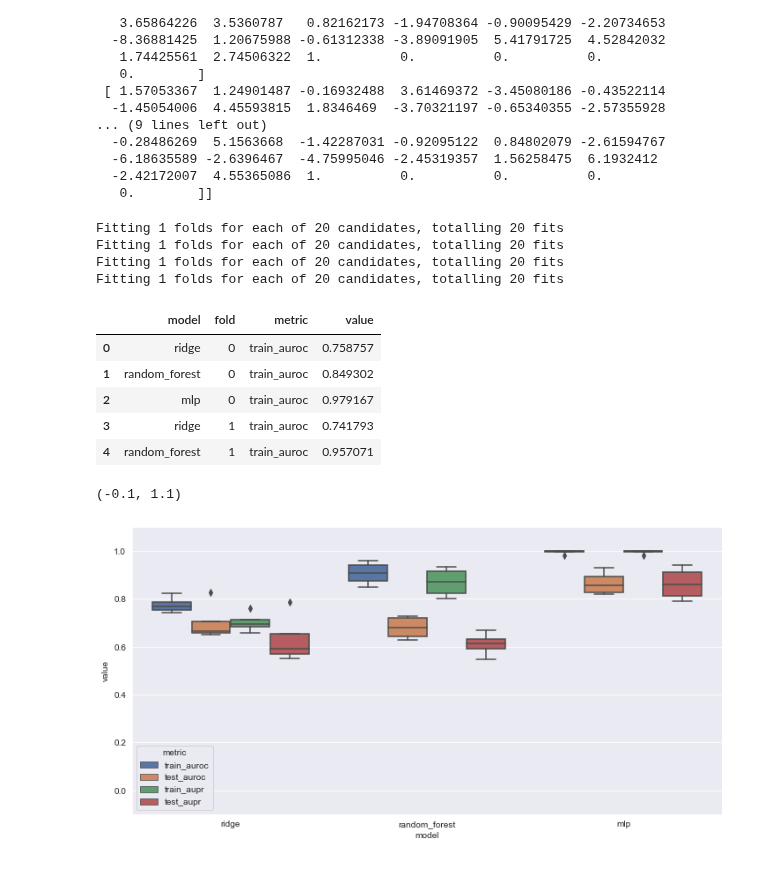
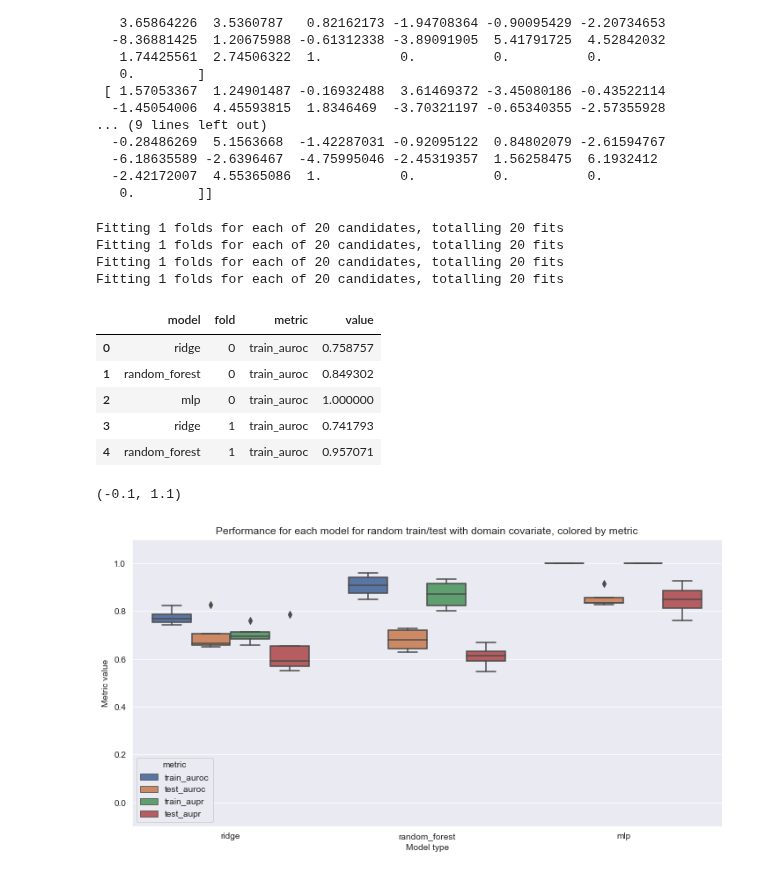
Before and after one commit to greenelab/pancancer-evaluation, a Jupyter notebook: 09_simulations/simulate_domains.ipynb, the cells around one changed output. Saved outputs shown, nothing was run; the diff lists cells and outputs as text; code cells hidden in the pictures.

```diff
--- a/09_simulations/simulate_domains.ipynb
+++ b/09_simulations/simulate_domains.ipynb
@@ -136,7 +136,7 @@ for fold, (train_ix, test_ix) in enumerate(kf.split(xs)):
     fit_pipeline = train_ridge(X_train, y_train.flatten(), seed=42)
     y_pred_train = fit_pipeline.predict(X_train)
     y_pred_test = fit_pipeline.predict(X_test)
-    metrics = get_metrics(y_train, y_test, y_pred_train, y_pred_test)
+    metrics = get_prob_metrics(y_train, y_test, y_pred_train, y_pred_test)
 
     metric_cols = list(metrics.keys()) + ['model', 'fold']
     metric_vals = list(metrics.values()) + ['ridge', fold]
@@ -149,7 +149,7 @@ for fold, (train_ix, test_ix) in enumerate(kf.split(xs)):
     fit_pipeline = train_rf(X_train, y_train.flatten(), seed=42)
     y_pred_train = fit_pipeline.predict(X_train)
     y_pred_test = fit_pipeline.predict(X_test)
-    metrics = get_metrics(y_train, y_test, y_pred_train, y_pred_test)
+    metrics = get_prob_metrics(y_train, y_test, y_pred_train, y_pred_test)
 
     metric_vals = list(metrics.values()) + ['random_forest', fold]
     if results_cols is None:
@@ -168,7 +168,7 @@ for fold, (train_ix, test_ix) in enumerate(kf.split(xs)):
     fit_pipeline = train_mlp(X_train, y_train.flatten(), params, n_folds=-1, seed=42, max_iter=100)
     y_pred_train = fit_pipeline.predict_proba(X_train.astype(np.float32))[:, 1]
     y_pred_test = fit_pipeline.predict_proba(X_test.astype(np.float32))[:, 1]
-    metrics = get_metrics(y_train, y_test, y_pred_train, y_pred_test)
+    metrics = get_prob_metrics(y_train, y_test, y_pred_train, y_pred_test)
 
     metric_vals = list(metrics.values()) + ['mlp', fold]
     if results_cols is None:
@@ -223,7 +226,7 @@ for fold, (_, test_ix) in enumerate(kf.split(X_holdout)):
     fit_pipeline = train_ridge(X_train, y_train.flatten(), seed=42)
     y_pred_train = fit_pipeline.predict(X_train)
     y_pred_test = fit_pipeline.predict(X_test)
-    metrics = get_metrics(y_train, y_test, y_pred_train, y_pred_test)
+    metrics = get_prob_metrics(y_train, y_test, y_pred_train, y_pred_test)
 
     metric_cols = list(metrics.keys()) + ['model', 'fold']
     metric_vals = list(metrics.values()) + ['ridge', fold]
@@ -237,7 +240,7 @@ for fold, (_, test_ix) in enumerate(kf.split(X_holdout)):
     fit_pipeline = train_rf(X_train, y_train.flatten(), seed=42)
     y_pred_train = fit_pipeline.predict(X_train)
     y_pred_test = fit_pipeline.predict(X_test)
-    metrics = get_metrics(y_train, y_test, y_pred_train, y_pred_test)
+    metrics = get_prob_metrics(y_train, y_test, y_pred_train, y_pred_test)
 
     metric_vals = list(metrics.values()) + ['random_forest', fold]
     if results_cols is None:
@@ -256,7 +259,7 @@ for fold, (_, test_ix) in enumerate(kf.split(X_holdout)):
     fit_pipeline = train_mlp(X_train, y_train.flatten(), params, n_folds=-1, seed=42, max_iter=100)
     y_pred_train = fit_pipeline.predict_proba(X_train.astype(np.float32))[:, 1]
     y_pred_test = fit_pipeline.predict_proba(X_test.astype(np.float32))[:, 1]
-    metrics = get_metrics(y_train, y_test, y_pred_train, y_pred_test)
+    metrics = get_prob_metrics(y_train, y_test, y_pred_train, y_pred_test)
 
     metric_vals = list(metrics.values()) + ['mlp', fold]
     if results_cols is None:
@@ -336,7 +342,7 @@ for fold, (train_ix, test_ix) in enumerate(kf.split(xs_fixed)):
     fit_pipeline = train_ridge(X_train, y_train.flatten(), seed=42)
     y_pred_train = fit_pipeline.predict(X_train)
     y_pred_test = fit_pipeline.predict(X_test)
-    metrics = get_metrics(y_train, y_test, y_pred_train, y_pred_test)
+    metrics = get_prob_metrics(y_train, y_test, y_pred_train, y_pred_test)
 
     metric_cols = list(metrics.keys()) + ['model', 'fold']
     metric_vals = list(metrics.values()) + ['ridge', fold]
@@ -349,7 +355,7 @@ for fold, (train_ix, test_ix) in enumerate(kf.split(xs_fixed)):
     fit_pipeline = train_rf(X_train, y_train.flatten(), seed=42)
     y_pred_train = fit_pipeline.predict(X_train)
     y_pred_test = fit_pipeline.predict(X_test)
-    metrics = get_metrics(y_train, y_test, y_pred_train, y_pred_test)
+    metrics = get_prob_metrics(y_train, y_test, y_pred_train, y_pred_test)
 
     metric_vals = list(metrics.values()) + ['random_forest', fold]
     if results_cols is None:
@@ -361,7 +367,7 @@ for fold, (train_ix, test_ix) in enumerate(kf.split(xs_fixed)):
     fit_pipeline = train_mlp(X_train, y_train.flatten(), params, n_folds=-1, seed=42, max_iter=100)
     y_pred_train = fit_pipeline.predict_proba(X_train.astype(np.float32))[:, 1]
     y_pred_test = fit_pipeline.predict_proba(X_test.astype(np.float32))[:, 1]
-    metrics = get_metrics(y_train, y_test, y_pred_train, y_pred_test)
+    metrics = get_prob_metrics(y_train, y_test, y_pred_train, y_pred_test)
 
     metric_vals = list(metrics.values()) + ['mlp', fold]
     if results_cols is None:
@@ -381,14 +387,17 @@ Fitting 1 folds for each of 20 candidates, totalling 20 fits
 |  | model | fold | metric | value |
 | 0 | ridge | 0 | train_auroc | 0.758757 |
 | 1 | random_forest | 0 | train_auroc | 0.849302 |
-| 2 | mlp | 0 | train_auroc | 0.979167 |
+| 2 | mlp | 0 | train_auroc | 1.000000 |
 | 3 | ridge | 1 | train_auroc | 0.741793 |
 | 4 | random_forest | 1 | train_auroc | 0.957071 |
 # %%
 sns.set({'figure.figsize': (12, 6)})
 
 sns.boxplot(data=results_df, x='model', y='value', hue='metric')
+plt.title('Performance for each model for random train/test with domain covariate, colored by metric')
+plt.xlabel('Model type')
+plt.ylabel('Metric value')
 plt.ylim(-0.1, 1.1)
 # %% [output]
 (-0.1, 1.1)
-[figure, old version]
+[figure, new version]
```
Also changed, not shown: parts of 5 cells of this notebook, 2 other files.
